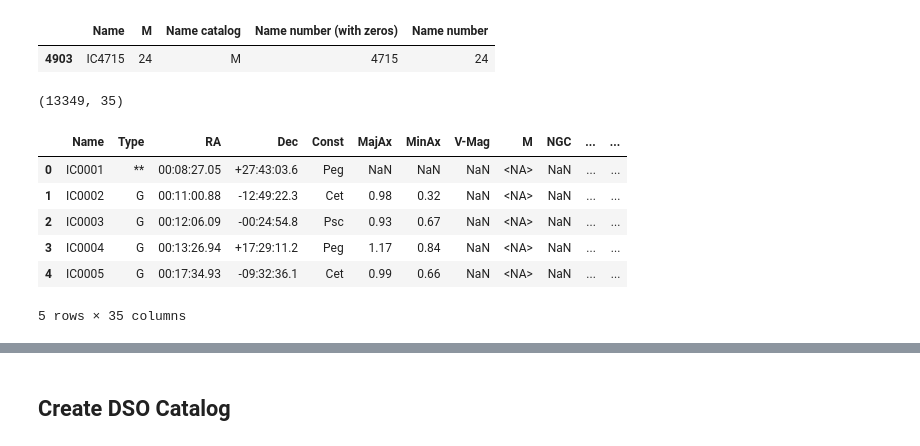
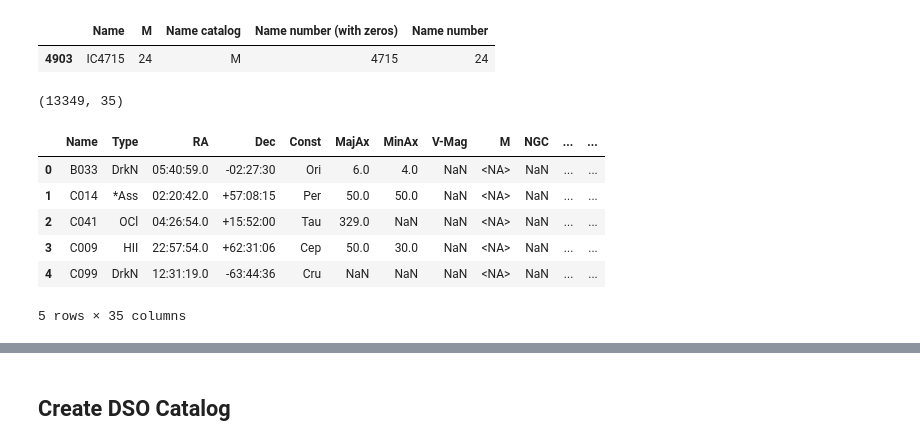
Before and after one commit to stevejcl/dwarfium, a Jupyter notebook: notebooks/5_create_catalogues.ipynb, the cells around one changed output, grey strips where cells are left out. Cells and saved outputs as stored; diff of their text form; code cells hidden in the pictures.

Commit message:
correction in Dso Object id, delete duplicates in catalogs

```diff
--- a/notebooks/5_create_catalogues.ipynb
+++ b/notebooks/5_create_catalogues.ipynb
@@ -164,29 +152,31 @@ df[df['Name']=='IC4715'][['Name', 'M',  'Name catalog','Name number (with zeros)
 |  | Name | M | Name catalog | Name number (with zeros) | Name number |
 | 4903 | IC4715 | 24 | M | 4715 | 24 |
 # %%
-best500_columns = [
-    'CONST.', 'TYPE', 'NGC DESIGNATION', 'OTHER NAME(S)', 'R.A.', 'DEC.', 'MAG', 'MAX SZ', 'MIN SZ'
-]
+#mike_file is file containing the large DSO
+#mike file has bee restored and updated
 
-best500_df = pd.read_csv(best_500dso_path, usecols=openngc_columns, dtype={'M': pd.Int64Dtype()})
-best500_df = format_best_500_catalog(original_df):
+draft_df = pd.read_csv(mike_draft_path, dtype={'Name number': pd.Int64Dtype()})
+
+merge_df = df.merge(draft_df,
+                    left_on='Name normalized', right_on='Name normalized',
+                    how='outer' , suffixes=[None, '_MIKE'])
 
 
-merge_df = df.merge(mike_df,
-                    left_on='Name normalized', right_on='Name normalized',
-                    how='outer', suffixes=[None, '_MIKE'])
+merge_df['Name number'] = merge_df['Name number'].astype(pd.Int64Dtype())
 
-merge_df['Name number'] = merge_df['Name number'].astype(pd.Int64Dtype())
 log_df(merge_df)
 # (13349, 35)
+
+# tmp file for control
+#merge_df.to_csv(ngc_draft_path_tmp1, index=False)
 # %% [output]
 (13349, 35)
 |  | Name | Type | RA | Dec | Const | MajAx | MinAx | V-Mag | M | NGC | ... | ... |
-| 0 | IC0001 | ** | 00:08:27.05 | +27:43:03.6 | Peg | NaN | NaN | NaN | <NA> | NaN | ... | ... |
-| 1 | IC0002 | G | 00:11:00.88 | -12:49:22.3 | Cet | 0.98 | 0.32 | NaN | <NA> | NaN | ... | ... |
-| 2 | IC0003 | G | 00:12:06.09 | -00:24:54.8 | Psc | 0.93 | 0.67 | NaN | <NA> | NaN | ... | ... |
-| 3 | IC0004 | G | 00:13:26.94 | +17:29:11.2 | Peg | 1.17 | 0.84 | NaN | <NA> | NaN | ... | ... |
-| 4 | IC0005 | G | 00:17:34.93 | -09:32:36.1 | Cet | 0.99 | 0.66 | NaN | <NA> | NaN | ... | ... |
+| 0 | B033 | DrkN | 05:40:59.0 | -02:27:30 | Ori | 6.0 | 4.0 | NaN | <NA> | NaN | ... | ... |
+| 1 | C014 | *Ass | 02:20:42.0 | +57:08:15 | Per | 50.0 | 50.0 | NaN | <NA> | NaN | ... | ... |
+| 2 | C041 | OCl | 04:26:54.0 | +15:52:00 | Tau | 329.0 | NaN | NaN | <NA> | NaN | ... | ... |
+| 3 | C009 | HII | 22:57:54.0 | +62:31:06 | Cep | 50.0 | 30.0 | NaN | <NA> | NaN | ... | ... |
+| 4 | C099 | DrkN | 12:31:19.0 | -63:44:36 | Cru | NaN | NaN | NaN | <NA> | NaN | ... | ... |
 5 rows × 35 columns
 # %%
 merge_df[merge_df['Name']=='IC4715'][['Name', 'Name number']]
```
Also changed, not shown: parts of 48 cells of this notebook, 6 other files.
